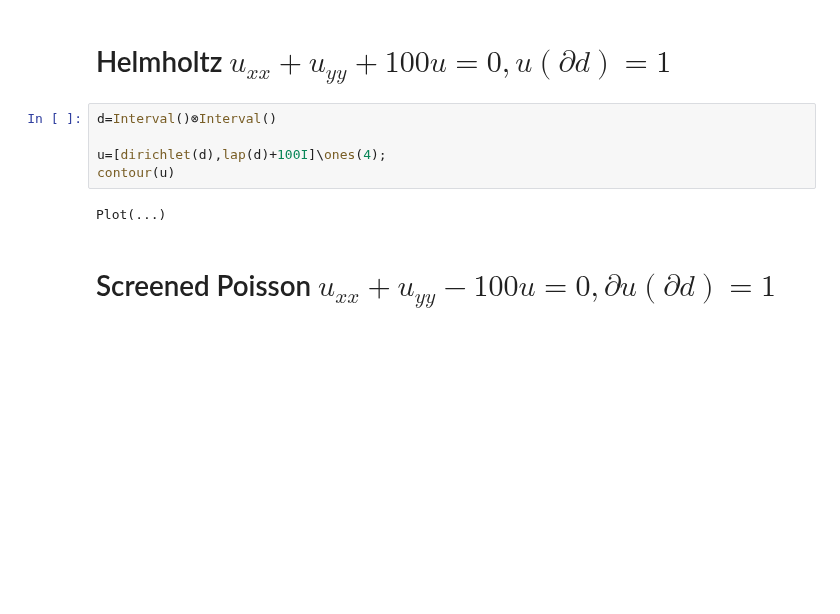
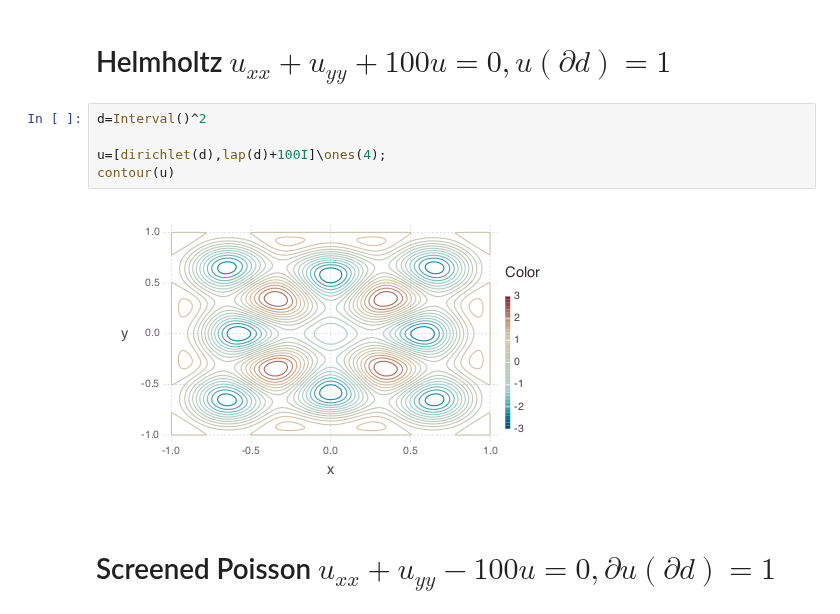
Before and after one commit to JuliaApproximation/ApproxFun.jl, a Jupyter notebook: examples/RectPDE Examples.ipynb, the cells around one changed output. Saved outputs shown, nothing was run; the diff lists cells and outputs as text; blank space fills up the shorter version.

```diff
--- a/examples/RectPDE Examples.ipynb
+++ b/examples/RectPDE Examples.ipynb
@@ -41,12 +41,12 @@ Plot(...)
 # %% [markdown]
 # Helmholtz $u_{xx} + u_{yy} + 100u=0, u(\partial d)=1$
 # %%
-d=Interval()⊗Interval()
+d=Interval()^2
 
 u=[dirichlet(d),lap(d)+100I]\ones(4);
 contour(u)
 # %% [output]
-Plot(...)
+[figure, added]
 # %% [markdown]
 # Screened Poisson  $u_{xx} + u_{yy} - 100u = 0, \partial u(\partial d) = 1$
 # %%
```
Also changed, not shown: parts of 14 cells of this notebook, 4 other files.
